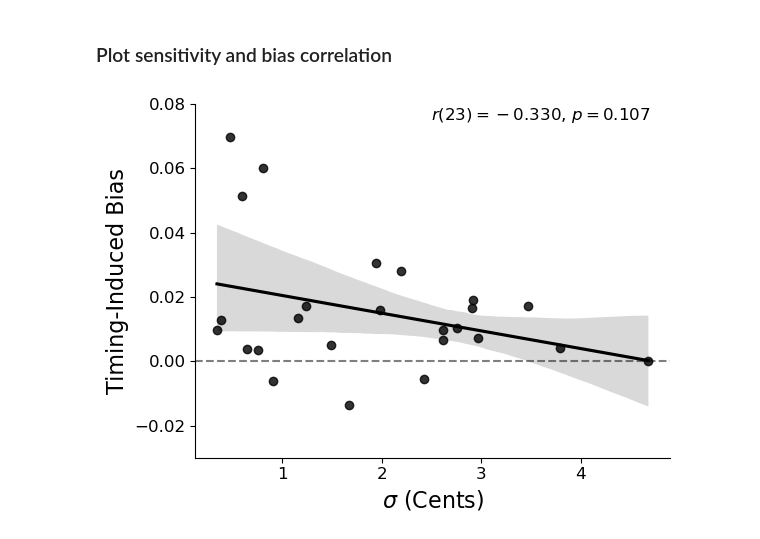
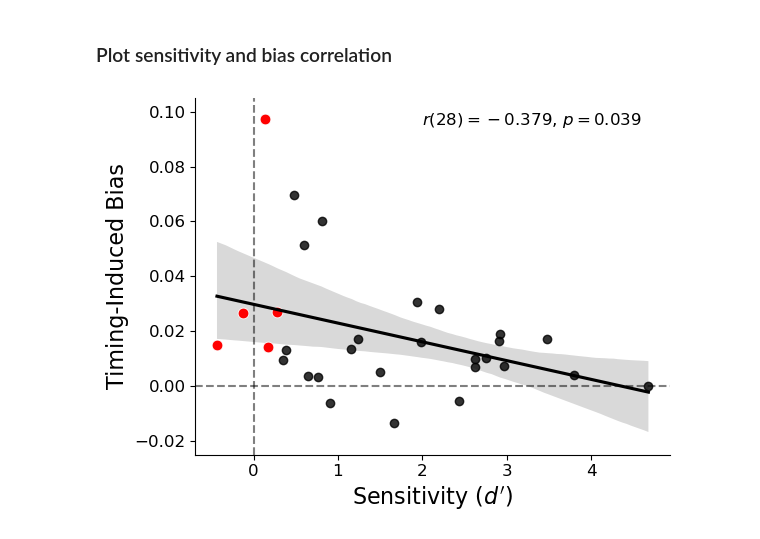
Before and after one commit to jpazdera/IllusoryPitch, a Jupyter notebook: E1/analysis/Analysis (IP).ipynb, the cells around one changed output. Saved outputs shown, nothing was run; the diff lists cells and outputs as text; code cells hidden in the pictures.

```diff
--- a/E1/analysis/Analysis (IP).ipynb
+++ b/E1/analysis/Analysis (IP).ipynb
@@ -291,17 +291,19 @@ plt.gcf().savefig(FIGURE_PATH + 'rt.svg')
 # %%
 # Load subject data
 sdata = pd.read_csv(SUBJ_SCORES_DATAFILE)
-sdata = sdata[~np.isin(sdata.subject, EXCLUDED)]
 # %%
 sns.regplot(x='dprime', y='C_slope', data=sdata, color=text_color)
+sns.scatterplot(x='dprime', y='C_slope', data=sdata[np.isin(sdata.subject, EXCLUDED)], color='r', s=60)
 plt.axhline(y=0, linestyle='--', color=text_color, alpha=.5)
+plt.axvline(x=0, linestyle='--', color=text_color, alpha=.5)
 r, p = stats.pearsonr(sdata.dprime, sdata.C_slope)
-plt.text(2.5, .075, '$r(23)=%.03f$, $p=%.03f$' % (r, p))
-plt.xlabel('Sensitivity ($d\prime$)')
+plt.text(2, .095, '$r(28)=%.03f$, $p=%.03f$' % (r, p))
+
+plt.xlabel('Sensitivity ($d^\prime$)')
 plt.ylabel('Timing-Induced Bias')
-plt.ylim(-.03, .08)
+plt.ylim(-.025, .105)
 plt.gcf().set_size_inches(6, 4.5)
 plt.tight_layout()
 plt.savefig(FIGURE_PATH + 'correlation.svg')
 # %% [output]
-[figure, old version]
+[figure, new version]
```
Also changed, not shown: parts of 1 cell of this notebook, 5 other files.
